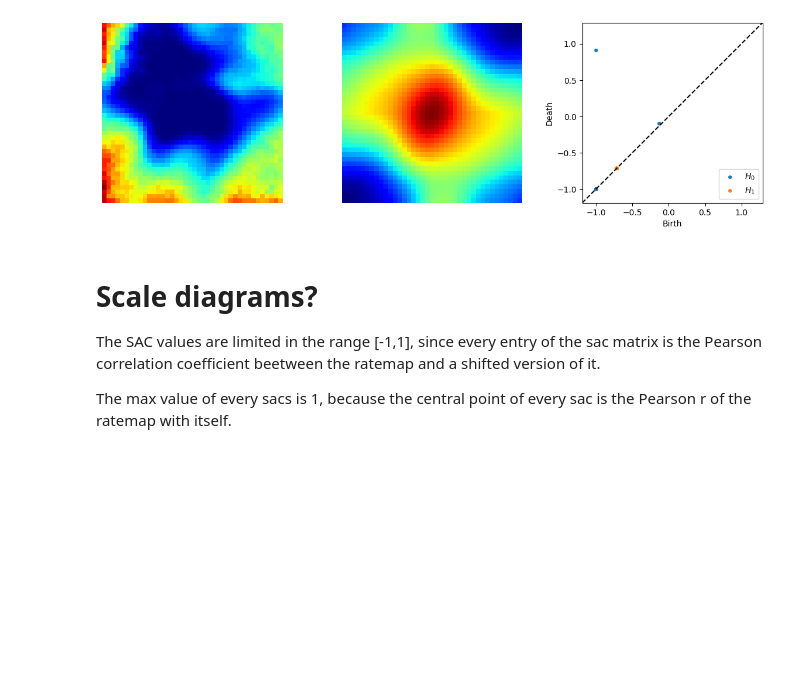
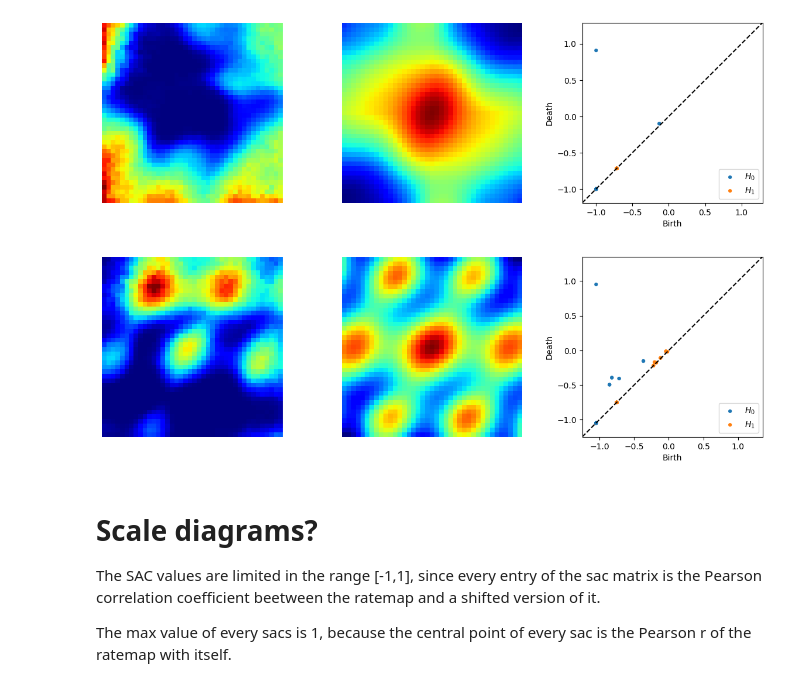
Before and after one commit to simonepoetto/Grid-Cells, a Jupyter notebook: gridness/gridness_analisys_pipeline.ipynb, the cells around one changed output. Drawn from its saved outputs; the diff is of its cells as text; code cells hidden in the pictures; blank space fills up the shorter version.

```diff
--- a/gridness/gridness_analisys_pipeline.ipynb
+++ b/gridness/gridness_analisys_pipeline.ipynb
@@ -36,6 +64,11 @@ idx = 500
 activations.plot_rm_sac_dgm(idx)
 # %% [output]
 [figure]
+# %%
+idx = 0
+activations.plot_rm_sac_dgm(idx)
+# %% [output]
+[figure, added]
 # %% [markdown]
 # Scale diagrams?
 
```
Also changed, not shown: parts of 43 cells of this notebook, 11 other files.
